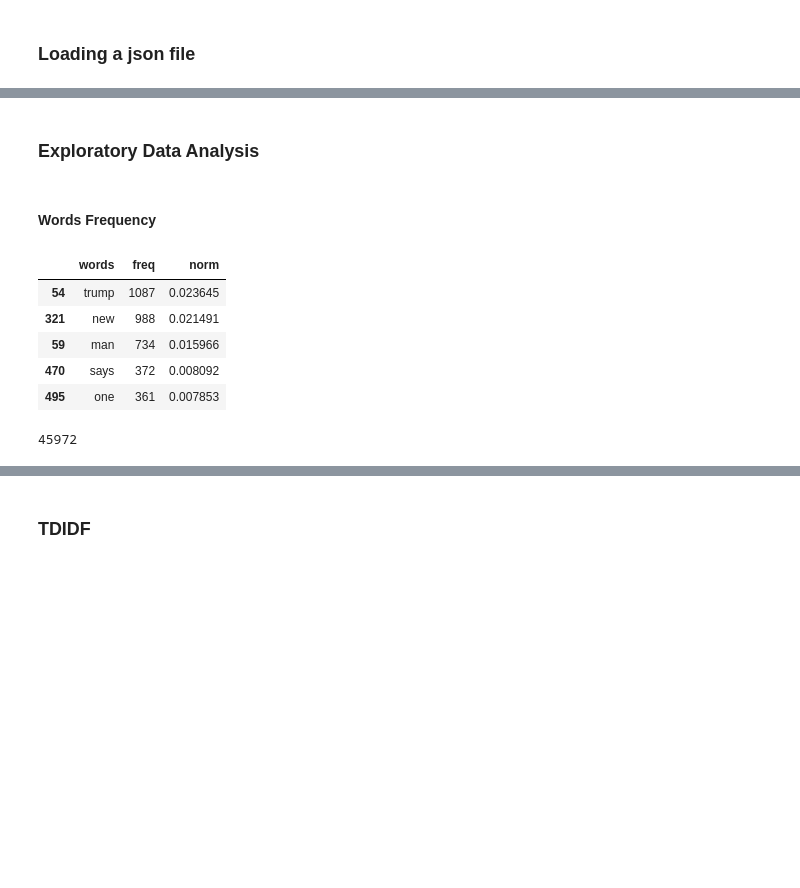
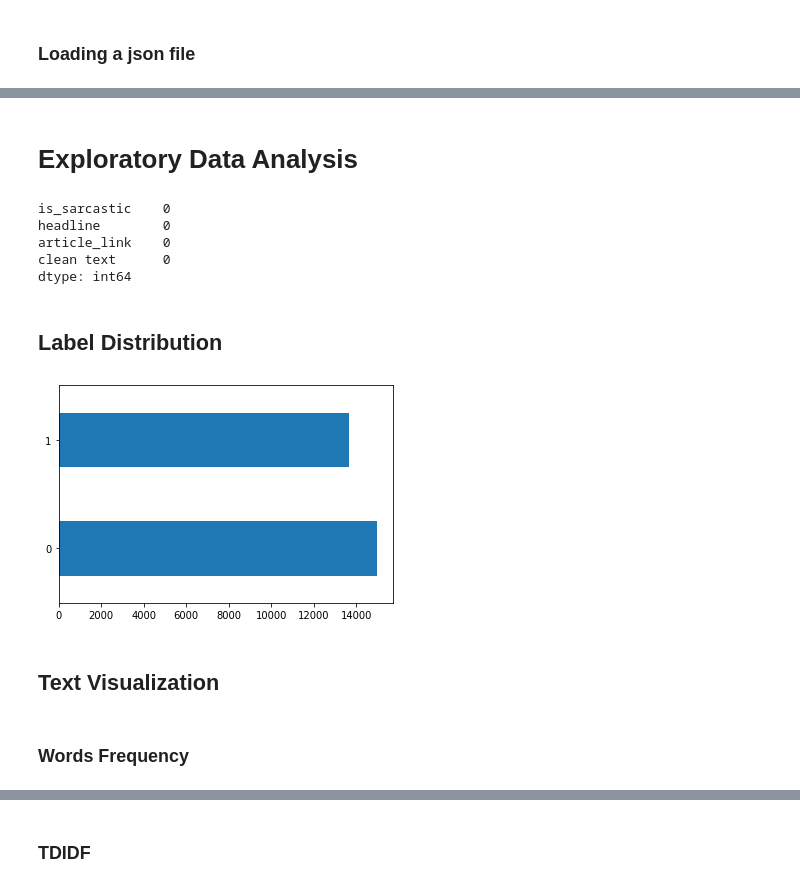
Before and after one commit to CarinaCruz/NLP, a Jupyter notebook: SentimentAnalysis/Sarcasm/Sarcasm.ipynb, the cells around one changed output, grey strips where cells are left out. Drawn from its saved outputs; the diff is of its cells as text; code cells hidden in the pictures; blank space fills up the shorter version.

```diff
--- a/SentimentAnalysis/Sarcasm/Sarcasm.ipynb
+++ b/SentimentAnalysis/Sarcasm/Sarcasm.ipynb
@@ -59,0 +33,2 @@ labels[0:10]
+# %%
+df = pd.read_json("data/Sarcasm_Headlines_Dataset_v2.json",  lines = True)
@@ -72,0 +46,4 @@ sentences = [_cleasing_(line) for line in sentences]
+# %%
+data_cleaning = DataProcessing.DataCleaning()
+# %%
+df.loc[:, 'clean text'] = df['headline'].apply(lambda sentence: data_cleaning.text_cleaning(sentence))
@@ -73,2 +59,18 @@ sentences = [_cleasing_(line) for line in sentences]
 # %% [markdown]
-### <b> Exploratory Data Analysis
+# <b> Exploratory Data Analysis
+# %%
+df.isnull().sum()
+# %% [output]
+is_sarcastic    0
+headline        0
+article_link    0
+clean text      0
+dtype: int64
+# %% [markdown]
+## <b> Label Distribution
+# %%
+ax = df['is_sarcastic'].value_counts().plot(kind='barh')
+# %% [output]
+[figure, added]
+# %% [markdown]
+## <b> Text Visualization
@@ -75,42 +79,2 @@ sentences = [_cleasing_(line) for line in sentences]
 # %% [markdown]
-#### <b> Words Frequency
+### Words Frequency
-# %%
-'''
-Compute the frequency distibution of words from corpus
-'''
-def words_frequency(tokens):
-    # frequency of tokens
-    text = nltk.FreqDist(tokens)
-
-    # organize data in dataframe
-    words_df = pd.DataFrame()
-    words_df['words'] = text.keys()
-    words_df['freq'] = text.values()
-
-    # Normalize
-    words_df['norm'] = [x/unique_words_quantity for x in words_df['freq']]
-    return words_df.sort_values(by = 'freq', ascending=False)
-
-#join all lines in a consice text
-full_text = ''.join(sentences)
-
-# words as individual tokens
-tokens = word_tokenize(full_text)
-
-# corpus unique words
-unique_words_quantity = len(set(tokens))
-
-# words frequency in a dataframe
-df_frequency = words_frequency(tokens)
-df_frequency.head()
-# %% [output]
-|  | words | freq | norm |
-| 54 | trump | 1087 | 0.023645 |
-| 321 | new | 988 | 0.021491 |
-| 59 | man | 734 | 0.015966 |
-| 470 | says | 372 | 0.008092 |
-| 495 | one | 361 | 0.007853 |
-# %%
-print(unique_words_quantity)
-# %% [output]
-45972
```
Also changed, not shown: parts of 53 cells of this notebook.
